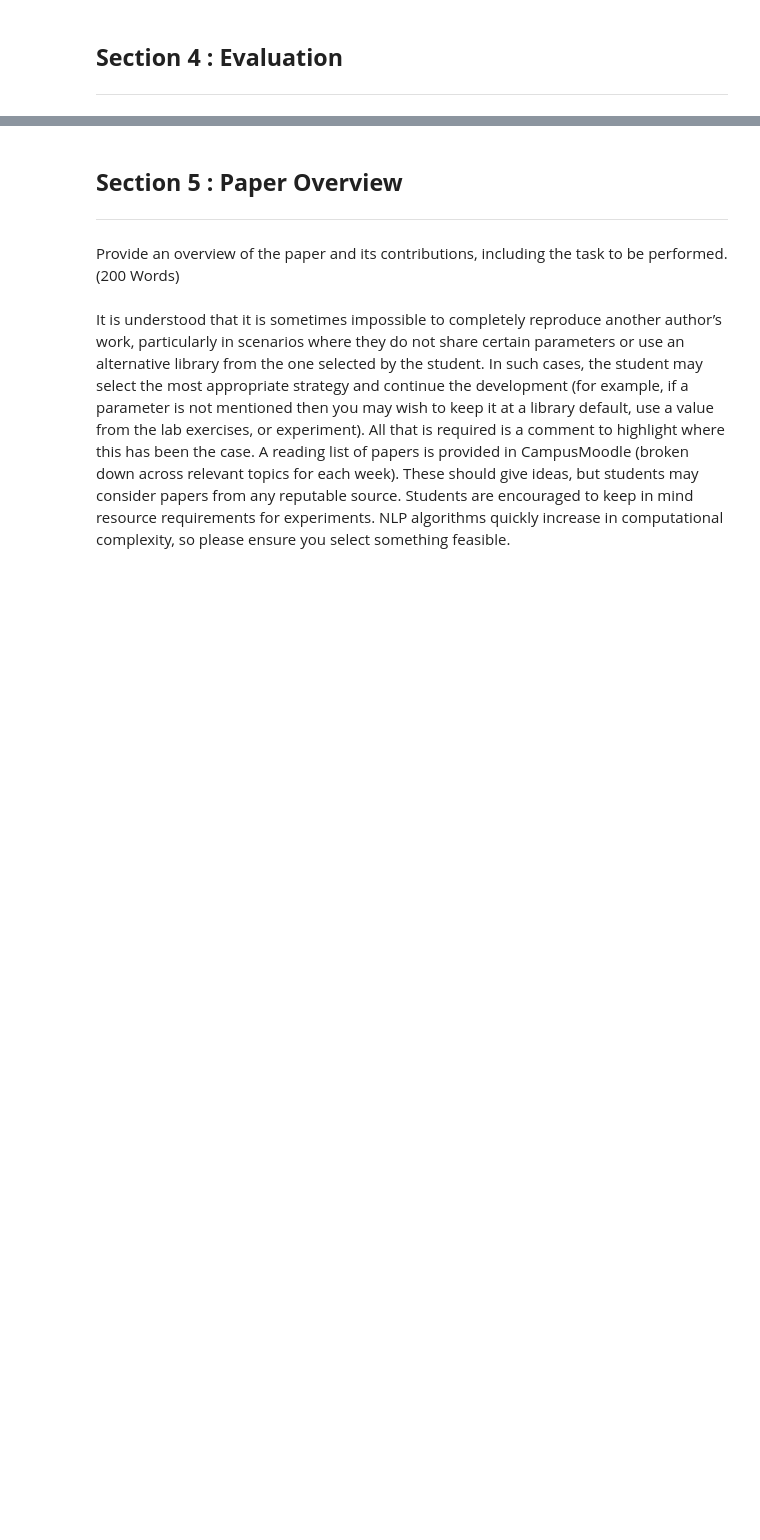
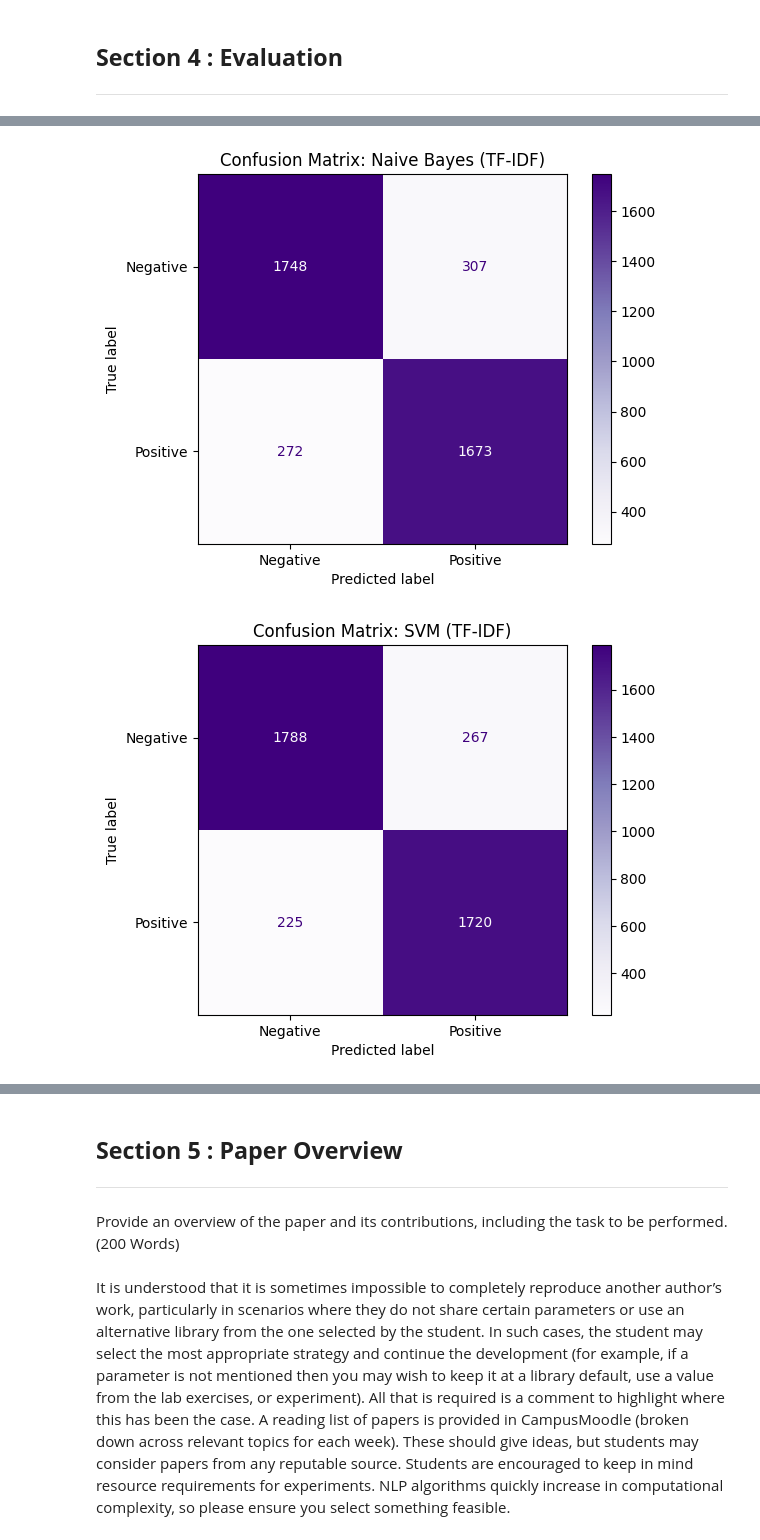
Before and after one commit to aidaovalle/CMM307-AidaOvalle-July2025, a Jupyter notebook: CMM307_AidaOvalle_July.ipynb, the cells around one changed output, grey strips where cells are left out. Saved outputs shown, nothing was run; the diff lists cells and outputs as text; code cells hidden in the pictures; blank space fills up the shorter version.

```diff
--- a/CMM307_AidaOvalle_July.ipynb
+++ b/CMM307_AidaOvalle_July.ipynb
@@ -281,0 +445,19 @@ Depending on the task you adopt, there are several different ways you may wish t
+# %%
+#Confusion matrices
+from sklearn.metrics import confusion_matrix, ConfusionMatrixDisplay
+
+models = {
+    "Naive Bayes (TF-IDF)": (y_test, y_pred_nb),
+    "SVM (TF-IDF)": (y_test, y_pred_svm_tfidf),
+    "SVM (Word2Vec)": (y_test, y_pred_svm_w2v)
+}
+
+for model_name, (true, pred) in models.items():
+    cm = confusion_matrix(true, pred)
+    disp = ConfusionMatrixDisplay(confusion_matrix=cm, display_labels=["Negative", "Positive"])
+    disp.plot(cmap='Purples')
+    plt.title(f"Confusion Matrix: {model_name}")
+    plt.show()
+# %% [output]
+[figure, added]
+[figure, added]
```
Also changed, not shown: parts of 21 cells of this notebook.
